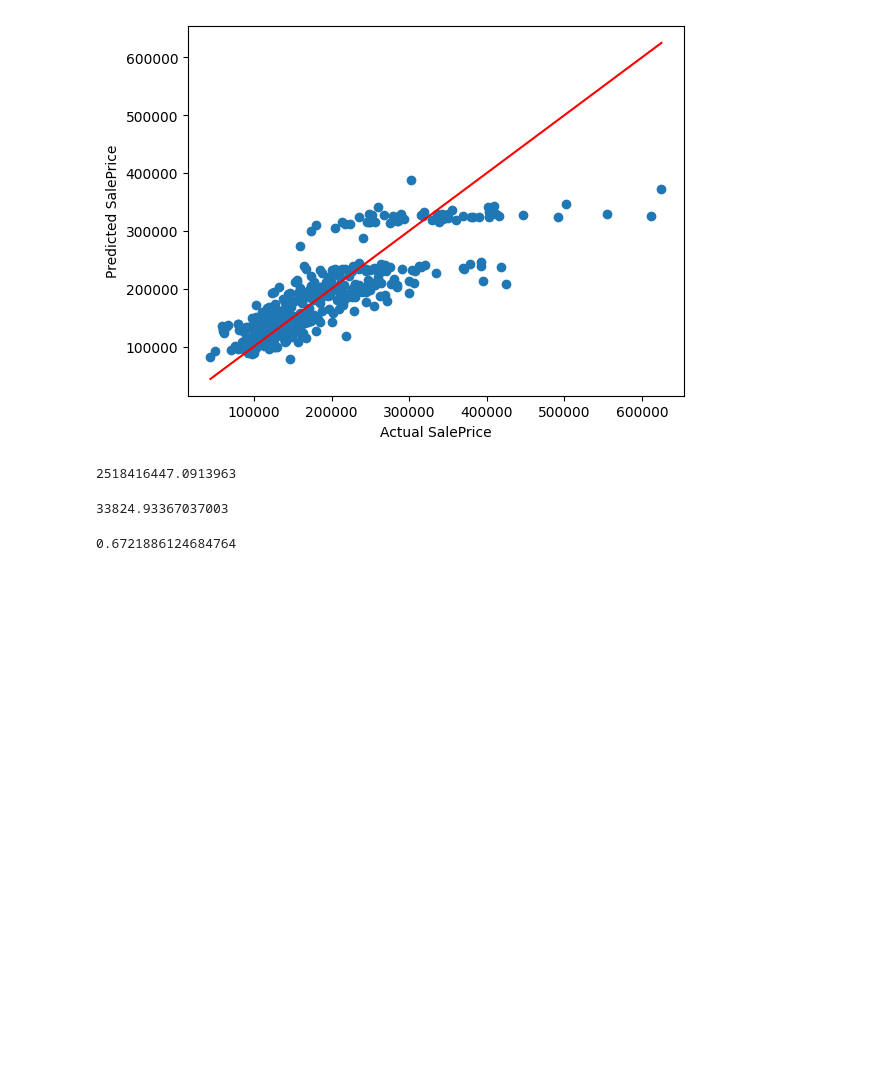
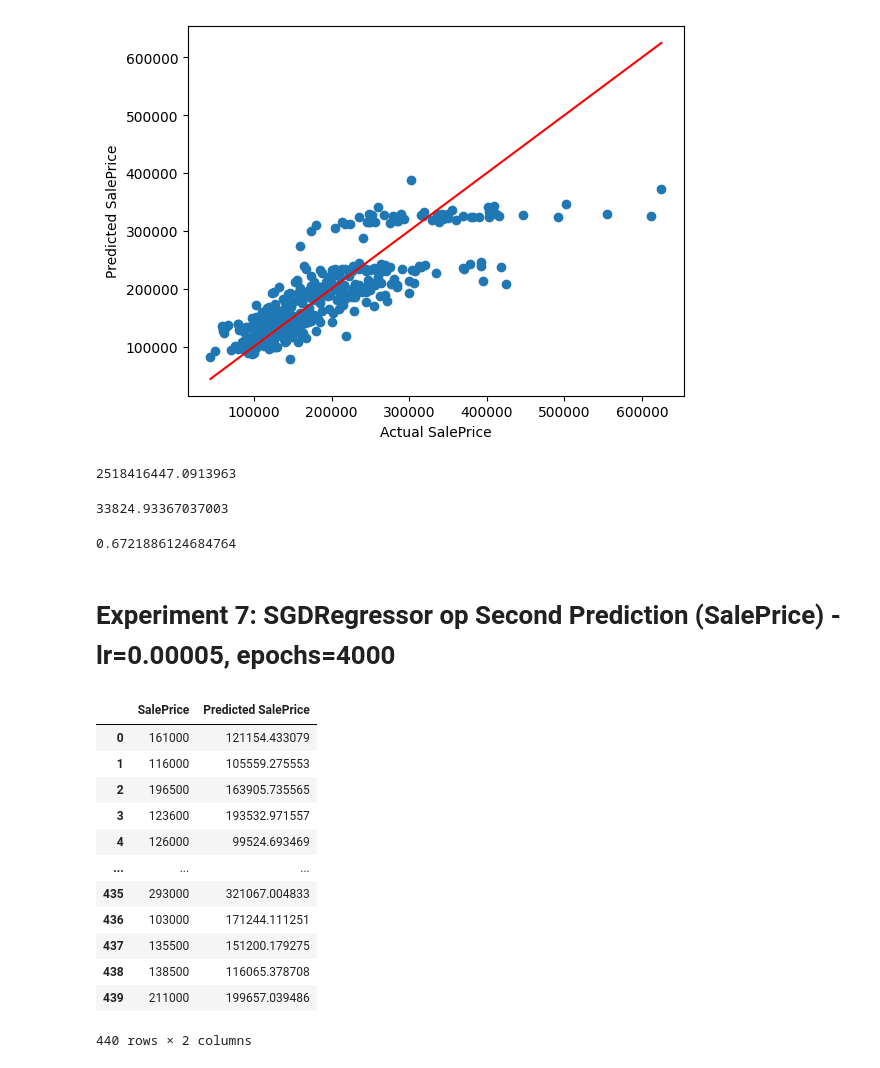
Before and after one commit to ImRoodyDev/HHS-Pyhthon-Pipeline, a Jupyter notebook: DEAI/WEEK 6/lineareregressie.ipynb, the cells around one changed output. Cells and saved outputs as stored; diff of their text form; code cells hidden in the pictures; blank space fills up the shorter version.

```diff
--- a/DEAI/WEEK 6/lineareregressie.ipynb
+++ b/DEAI/WEEK 6/lineareregressie.ipynb
@@ -430,3 +430,34 @@ r2_score2 = reg_model2.score(X_test2, y_test2)
 r2_score2
 # %% [output]
 0.6721886124684764
+# %% [markdown]
+# Experiment 7: SGDRegressor op Second Prediction (SalePrice) - lr=0.00005, epochs=4000
+# %%
+# Train SGD model with custom parameters on second prediction (X2, y2, SalePrice)
+sgd_model7 = make_pipeline(StandardScaler(), SGDRegressor(learning_rate='constant', eta0=0.00005, max_iter=4000, random_state=42))
+sgd_model7.fit(X_train2, y_train2)
+
+# Make predictions
+y_pred_sgd7 = sgd_model7.predict(X_test2)
+
+# Create DataFrame for predictions
+prediction_df_sgd7 = pd.DataFrame({
+    'SalePrice': y_test2.values,
+    'Predicted SalePrice': y_pred_sgd7
+})
+
+prediction_df_sgd7
+# %% [output]
+|  | SalePrice | Predicted SalePrice |
+| 0 | 161000 | 121154.433079 |
+| 1 | 116000 | 105559.275553 |
+| 2 | 196500 | 163905.735565 |
+| 3 | 123600 | 193532.971557 |
+| 4 | 126000 | 99524.693469 |
+| ... | ... | ... |
+| 435 | 293000 | 321067.004833 |
+| 436 | 103000 | 171244.111251 |
+| 437 | 135500 | 151200.179275 |
+| 438 | 138500 | 116065.378708 |
+| 439 | 211000 | 199657.039486 |
+440 rows × 2 columns
```
Also changed, not shown: parts of 1 cell of this notebook.
